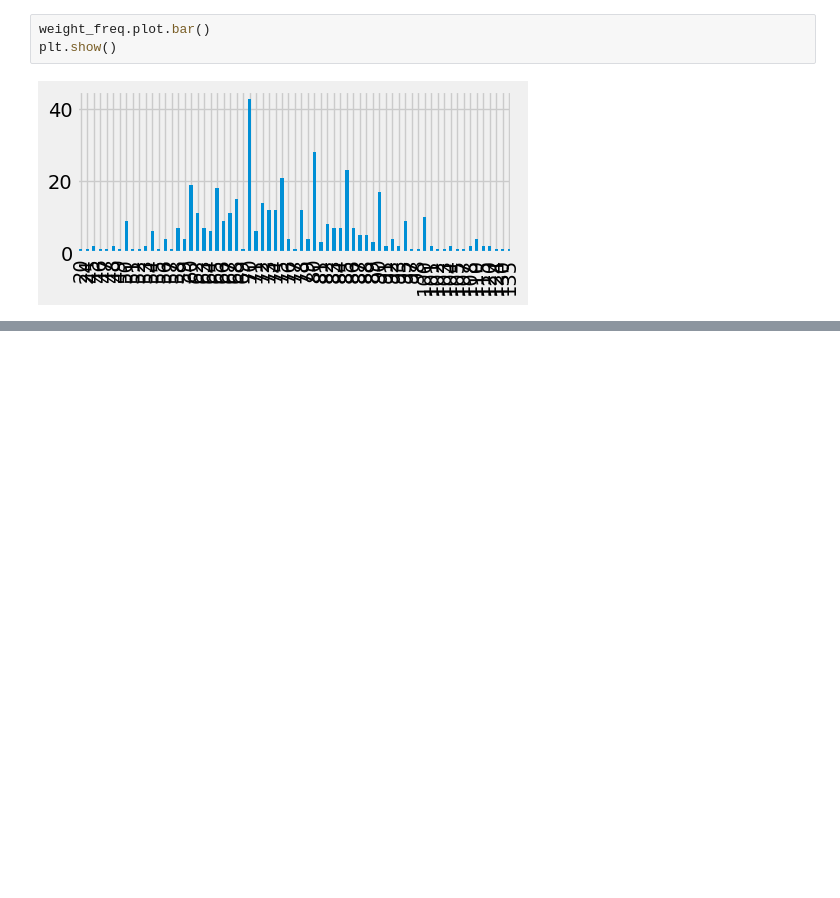
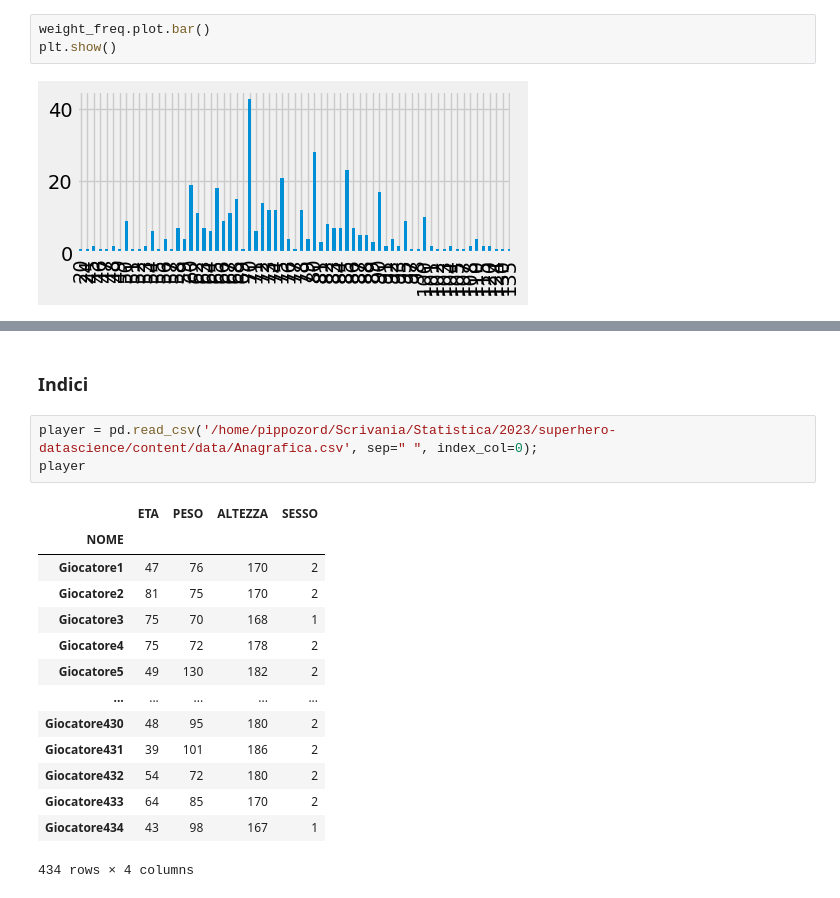
Before and after one commit to PippoZord/superhero-datascience, a Jupyter notebook: content/Esercitazioni/Anagrafica.ipynb, the cells around one changed output, grey strips where cells are left out. Saved outputs shown, nothing was run; the diff lists cells and outputs as text; blank space fills up the shorter version.

```diff
--- a/content/Esercitazioni/Anagrafica.ipynb
+++ b/content/Esercitazioni/Anagrafica.ipynb
@@ -133,0 +270,20 @@ plt.show()
+# %% [markdown]
+<h3>Indici</h3>
+# %%
+player = pd.read_csv('/home/pippozord/Scrivania/Statistica/2023/superhero-datascience/content/data/Anagrafica.csv', sep=" ", index_col=0);
+player
+# %% [output]
+|  | ETA | PESO | ALTEZZA | SESSO |
+| NOME |  |  |  |  |
+| Giocatore1 | 47 | 76 | 170 | 2 |
+| Giocatore2 | 81 | 75 | 170 | 2 |
+| Giocatore3 | 75 | 70 | 168 | 1 |
+| Giocatore4 | 75 | 72 | 178 | 2 |
+| Giocatore5 | 49 | 130 | 182 | 2 |
+| ... | ... | ... | ... | ... |
+| Giocatore430 | 48 | 95 | 180 | 2 |
+| Giocatore431 | 39 | 101 | 186 | 2 |
+| Giocatore432 | 54 | 72 | 180 | 2 |
+| Giocatore433 | 64 | 85 | 170 | 2 |
+| Giocatore434 | 43 | 98 | 167 | 1 |
+434 rows × 4 columns
```
Also changed, not shown: parts of 29 cells of this notebook, 1 other file.
